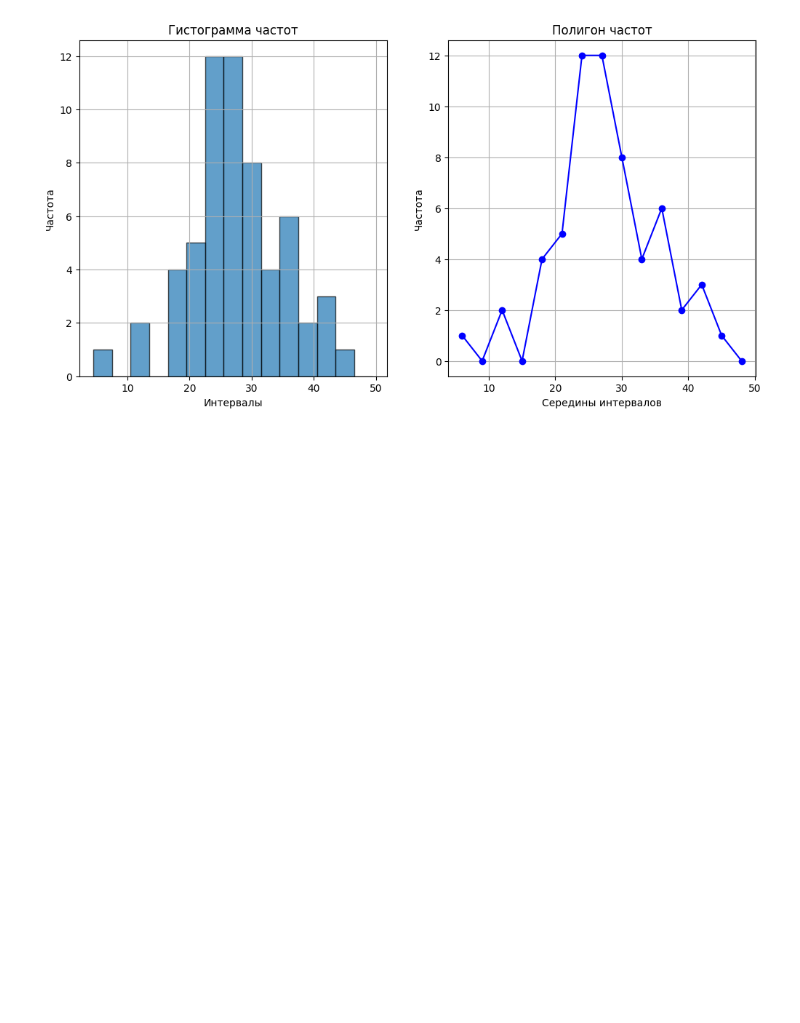
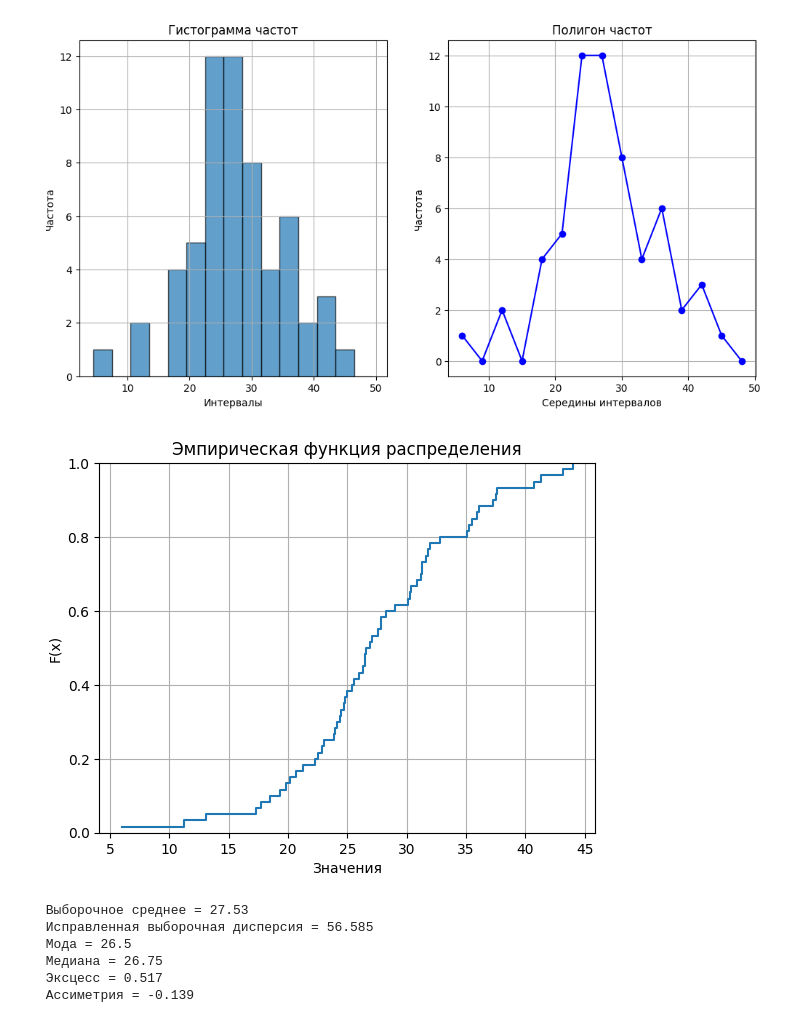
Before and after one commit to TimeFixer/OMGTUSem4, a Jupyter notebook: MatStat/matstat.ipynb, the cells around one changed output. Cells and saved outputs as stored; diff of their text form; code cells hidden in the pictures; blank space fills up the shorter version.

```diff
--- a/MatStat/matstat.ipynb
+++ b/MatStat/matstat.ipynb
@@ -4,3 +4,36 @@ order.sort()
 print(order)
 # %% [output]
 [6.0, 11.2, 13.1, 17.3, 17.7, 18.5, 19.3, 19.8, 20.2, 20.7, 21.3, 22.3, 22.5, 22.9, 23.0, 23.9, 24.0, 24.1, 24.4, 24.5, 24.7, 24.8, 25.0, 25.4, 25.6, 26.0, 26.3, 26.5, 26.5, 26.6, 26.9, 27.1, 27.6, 27 ...
+# %%
+import math
+import numpy as np
+import matplotlib.pyplot as plt
+
+order_counts = len(order)
+x_min = min(order)
+x_max = max(order)
+diff = x_max - x_min
+counts_intrvals = math.ceil(1 + 3.322 * math.log(order_counts))
+len_intervals = math.ceil(diff/counts_intrvals)
+x0 = x_min - len_intervals/2
+unique_values, var_counts = np.unique(order, return_counts=True)
+
+intervals = []
+frequencies = []
+
+for i in range(counts_intrvals):
+    end = x0 + len_intervals
+    intervals.append((round(x0, 2), round(end, 2)))
+
+    freq = sum(1 for x in order if x0 <= x < end)
+    frequencies.append(freq)
+
+    x0 = end
+
+if max(order) >= intervals[-1][1]:
+    frequencies[-1] += 1
+
+print("Интервальный статистический ряд:")
+print(f"{'Интервал':<30} {'Частота':<30} {'Отн. вероятность':<30} {'Отношение частоты к частичному интервалу':<30}")
+for i, freq in zip(intervals, frequencies):
+    print(f"{str(i):<30} {freq:<30} {round(freq/order_counts,2):<30} {round(freq/(order_counts*len_intervals),3):<30}")
@@ -42,3 +77,15 @@ plt.ylabel('Частота')
 plt.grid(True)
 # %% [output]
 [figure]
+# %%
+empirical_cdf = [i / order_counts for i in range(1, order_counts + 1)]
+
+plt.step(order, empirical_cdf, where='post')
+plt.title('Эмпирическая функция распределения')
+plt.xlabel('Значения')
+plt.ylabel('F(x)')
+plt.ylim(0, 1)
+plt.grid(True)
+plt.show()
+# %% [output]
+[figure, added]
@@ -44,0 +125,14 @@ plt.grid(True)
+# %%
+print(f' Выборочное среднее = {mean_value}', '\n',
+      f'Исправленная выборочная дисперсия = {corrected_variance}', '\n',
+      f'Мода = {mode}', '\n',
+      f'Медиана = {median}', '\n',
+      f'Эксцесс = {excess}', '\n',
+      f'Ассиметрия = {asymmetry}', '\n')
+# %% [output]
+ Выборочное среднее = 27.53
+ Исправленная выборочная дисперсия = 56.585
+ Мода = 26.5
+ Медиана = 26.75
+ Эксцесс = 0.517
+ Ассиметрия = -0.139
```
Also changed, not shown: parts of 3 cells of this notebook, 1 other file.
